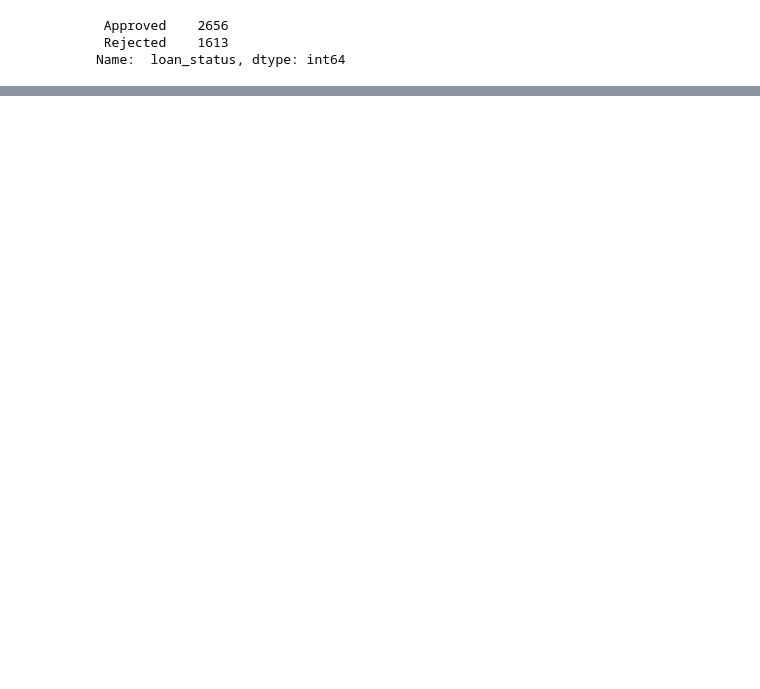
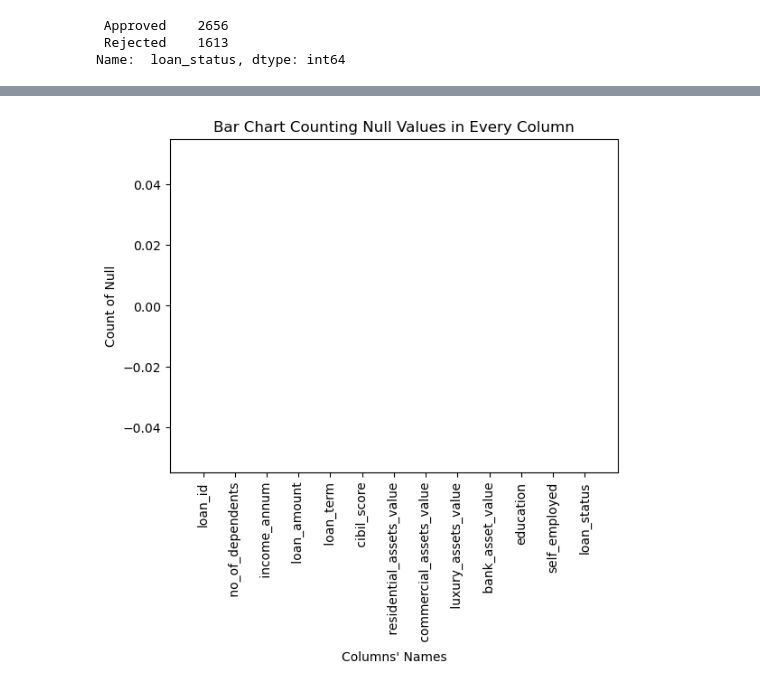
Before and after one commit to sha2992/Laptop-Price-Data, a Jupyter notebook: loan-approval-prediction.ipynb, the cells around one changed output, grey strips where cells are left out. Drawn from its saved outputs; the diff is of its cells as text; code cells hidden in the pictures; blank space fills up the shorter version.

Commit message:
Kaggle Notebook | Loan Approval Prediction | with encoded data

```diff
--- a/loan-approval-prediction.ipynb
+++ b/loan-approval-prediction.ipynb
@@ -116,3 +116,6 @@ df[' loan_status'].value_counts()
  Approved    2656
  Rejected    1613
 Name:  loan_status, dtype: int64
+# %%
+df['self_employed'] = np.where(df[' self_employed'].str.contains('Yes',regex=False),1,0)
+df[[' self_employed','self_employed']]
@@ -118,0 +136,3 @@ Name:  loan_status, dtype: int64
+# %%
+df['loan_status']=np.where(df[' loan_status'].str.contains('Rejected',regex=False),0,1)
+df[[' loan_status','loan_status']]
@@ -118,0 +157,2 @@ Name:  loan_status, dtype: int64
+# %%
+df.drop([' loan_status',' self_employed'],axis=1,inplace=True)
@@ -118,0 +222,9 @@ Name:  loan_status, dtype: int64
+# %%
+plt.bar(df.columns,height=df.isna().sum())
+plt.xticks(rotation=90)
+plt.title("Bar Chart Counting Null Values in Every Column")
+plt.xlabel("Columns' Names")
+plt.ylabel("Count of Null")
+plt.show()
+# %% [output]
+[figure, added]
```
Also changed, not shown: parts of 8 cells of this notebook.
